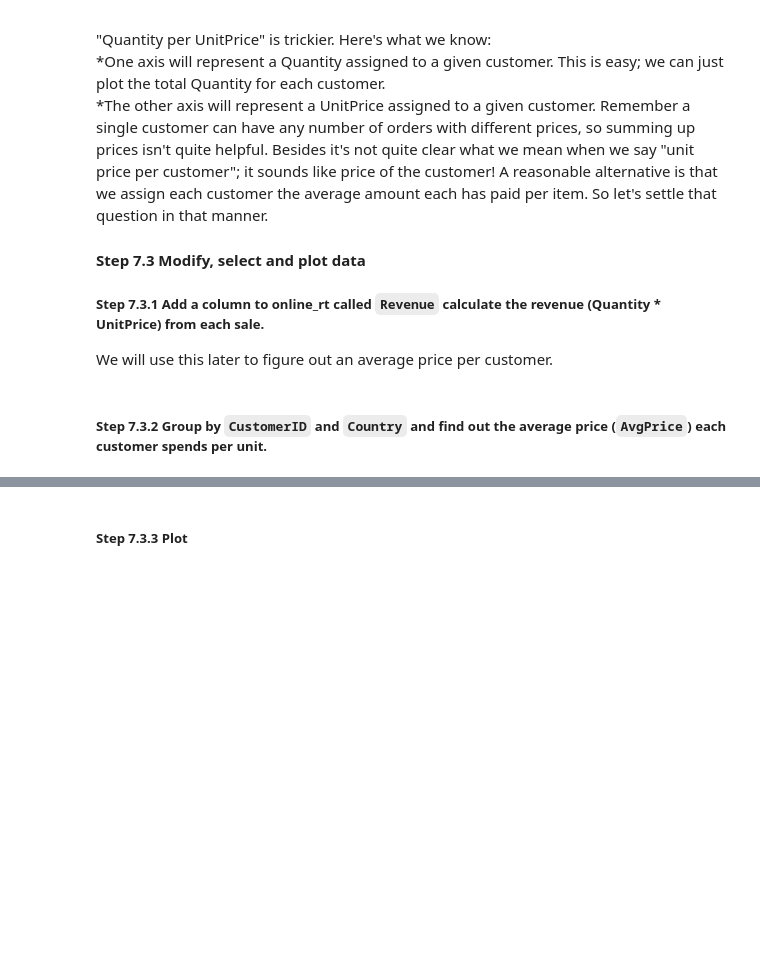
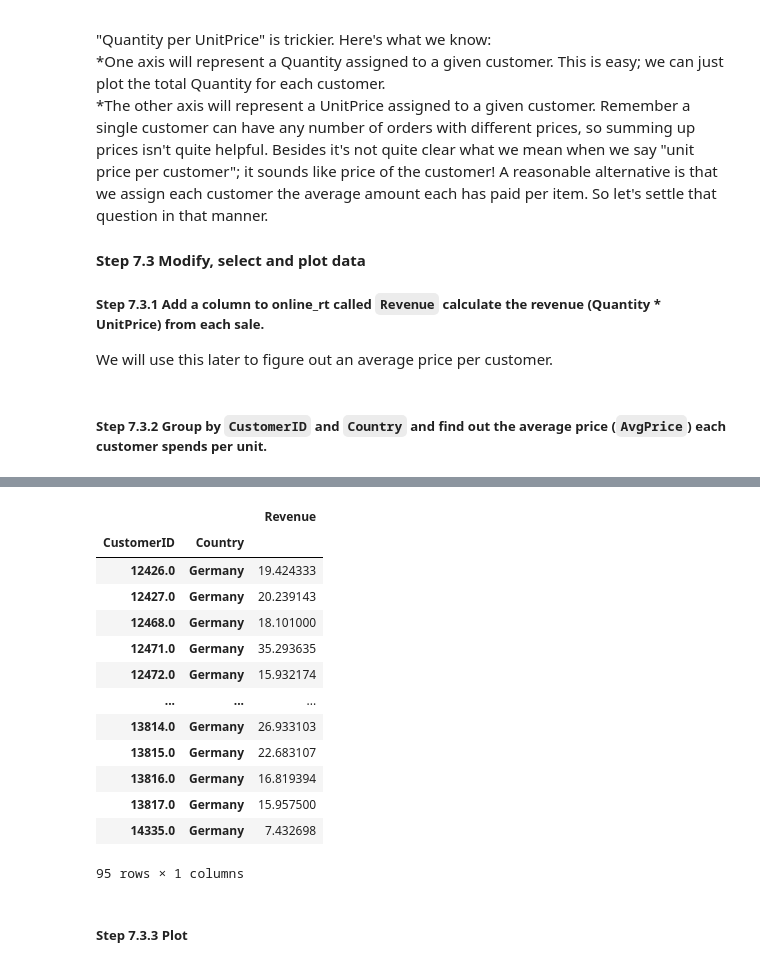
Before and after one commit to LiamFer/Data_Science-Exercises, a Jupyter notebook: Pandas/content/07_Visualization/Online_Retail/Exercises.ipynb, the cells around one changed output, grey strips where cells are left out. Saved outputs shown, nothing was run; the diff lists cells and outputs as text; code cells hidden in the pictures; blank space fills up the shorter version.

```diff
--- a/Pandas/content/07_Visualization/Online_Retail/Exercises.ipynb
+++ b/Pandas/content/07_Visualization/Online_Retail/Exercises.ipynb
@@ -208,2 +191,20 @@ online_rt.groupby(['CustomerID',"Country"])['Revenue'].
+# %%
+a = pd.DataFrame(online_rt.loc[online_rt.Country == "Germany",:].groupby(['CustomerID',"Country"])['Revenue'].mean())
+a
+# %% [output]
+|  |  | Revenue |
+| CustomerID | Country |  |
+| 12426.0 | Germany | 19.424333 |
+| 12427.0 | Germany | 20.239143 |
+| 12468.0 | Germany | 18.101000 |
+| 12471.0 | Germany | 35.293635 |
+| 12472.0 | Germany | 15.932174 |
+| ... | ... | ... |
+| 13814.0 | Germany | 26.933103 |
+| 13815.0 | Germany | 22.683107 |
+| 13816.0 | Germany | 16.819394 |
+| 13817.0 | Germany | 15.957500 |
+| 14335.0 | Germany | 7.432698 |
+95 rows × 1 columns
 # %% [markdown]
 ##### Step 7.3.3 Plot
```
Also changed, not shown: parts of 4 cells of this notebook.
